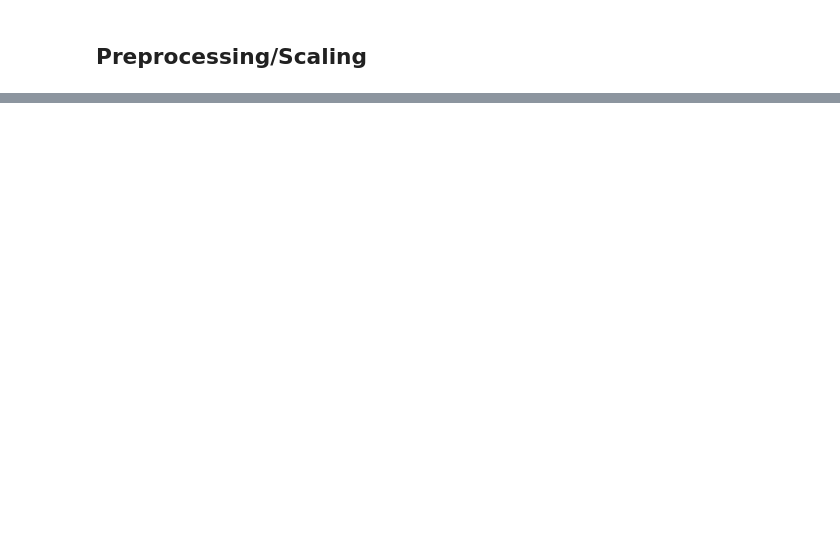
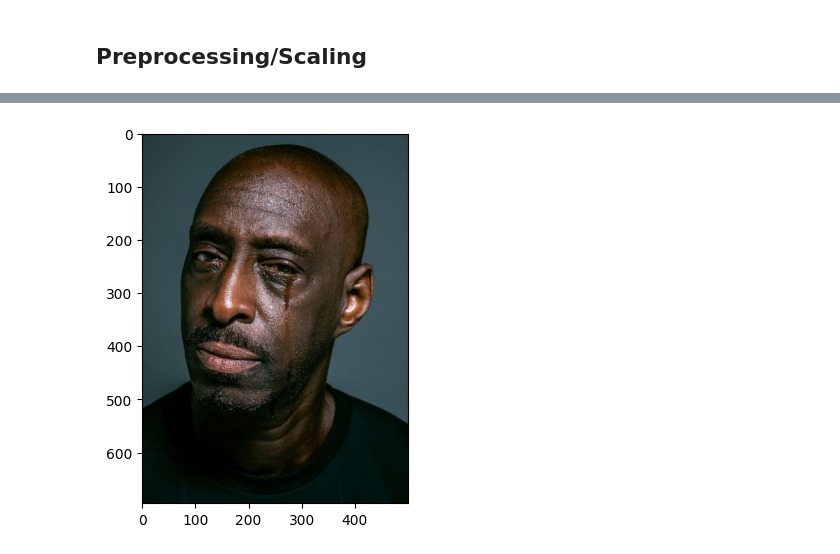
Before and after one commit to rajatmann/Image-Sentiment-Classification, a Jupyter notebook: Image Sentiment Classifier.ipynb, the cells around one changed output, grey strips where cells are left out. Saved outputs shown, nothing was run; the diff lists cells and outputs as text; code cells hidden in the pictures; blank space fills up the shorter version.

```diff
--- a/Image Sentiment Classifier.ipynb
+++ b/Image Sentiment Classifier.ipynb
@@ -86,0 +217,6 @@ data = data.map(lambda x,y: (x/255, y))
+# %%
+img = cv2.imread('sadtest.jpeg')
+plt.imshow(cv2.cvtColor(img, cv2.COLOR_BGR2RGB))
+plt.show()
+# %% [output]
+[figure, added]
```
Also changed, not shown: parts of 39 cells of this notebook, 12 other files.
